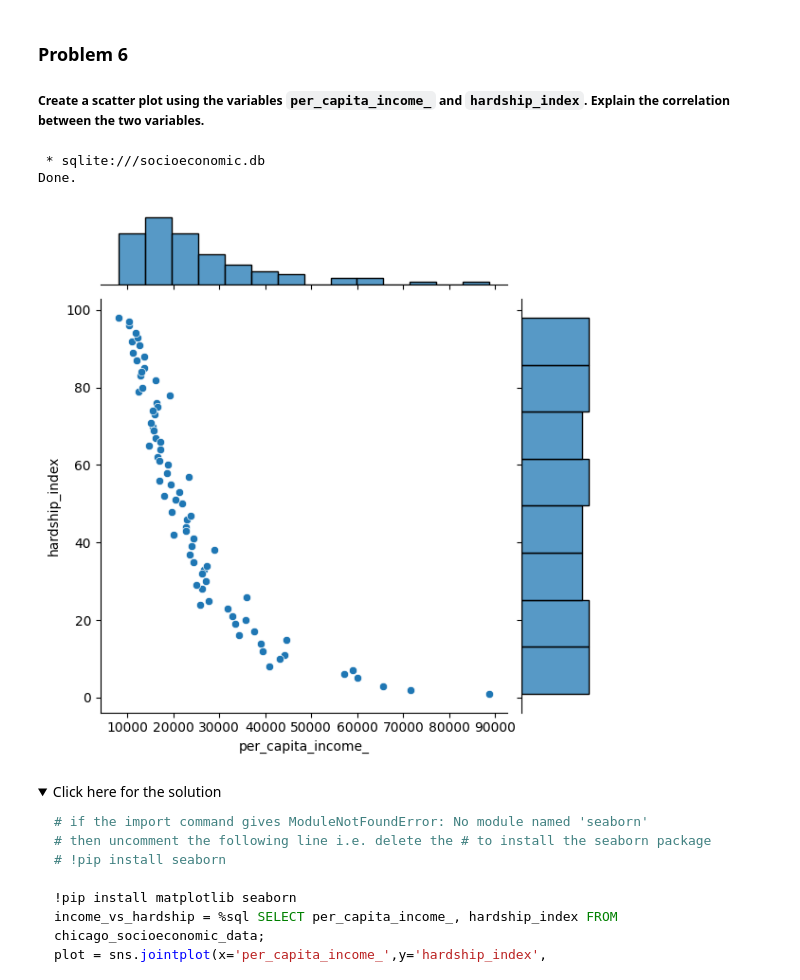
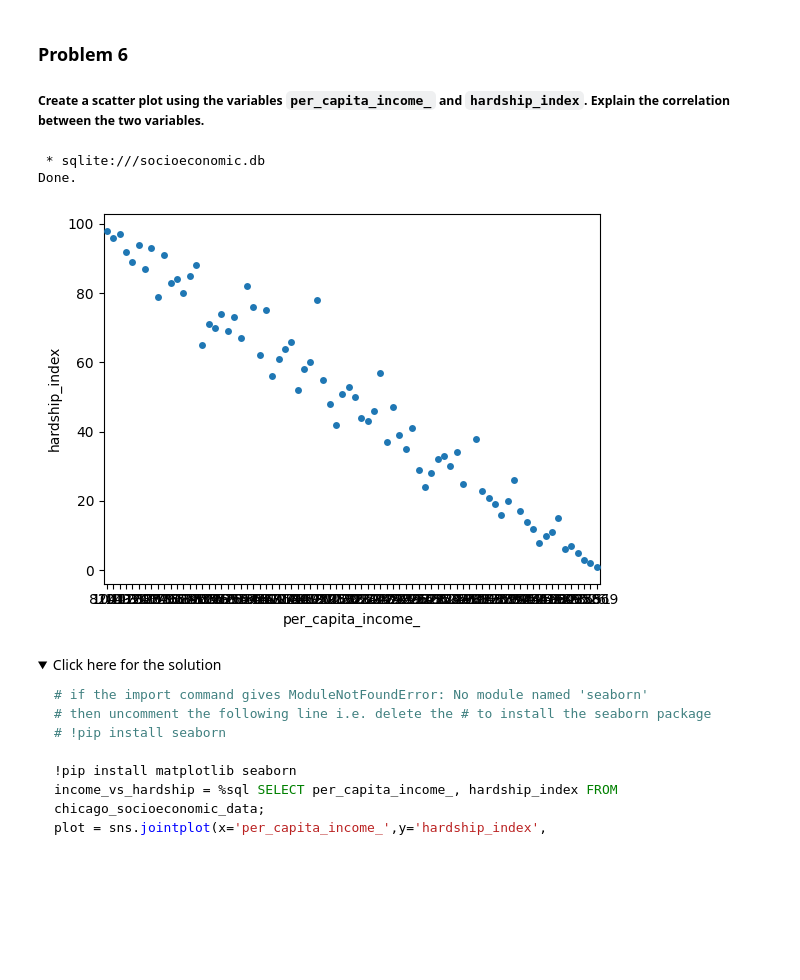
Before and after one commit to RajeshSenapti/Coursera, a Jupyter notebook: DB0201EN-Week3-1-4-Analyzing_SQLite.ipynb, the cells around one changed output. Saved outputs shown, nothing was run; the diff lists cells and outputs as text; code cells hidden in the pictures; folded sections open; blank space fills up the shorter version.

```diff
--- a/DB0201EN-Week3-1-4-Analyzing_SQLite.ipynb
+++ b/DB0201EN-Week3-1-4-Analyzing_SQLite.ipynb
@@ -273,13 +273,13 @@ Correct answer:Lake View,Lincoln Park, Near North Side, Loop
 # %%
 %matplotlib inline
 import seaborn
 data = %sql select per_capita_income_,hardship_index from chicago_socioeconomic_data
 dataFram = data.DataFrame()
-plot = seaborn.jointplot(x='per_capita_income_',y='hardship_index',data=dataFram)
+plot = seaborn.swarmplot(x='per_capita_income_',y='hardship_index',data=dataFram)
 # %% [output]
  * sqlite:///socioeconomic.db
 Done.
-[figure, old version]
+[figure, new version]
 # %% [markdown]
 <details><summary>Click here for the solution</summary>
 
```
